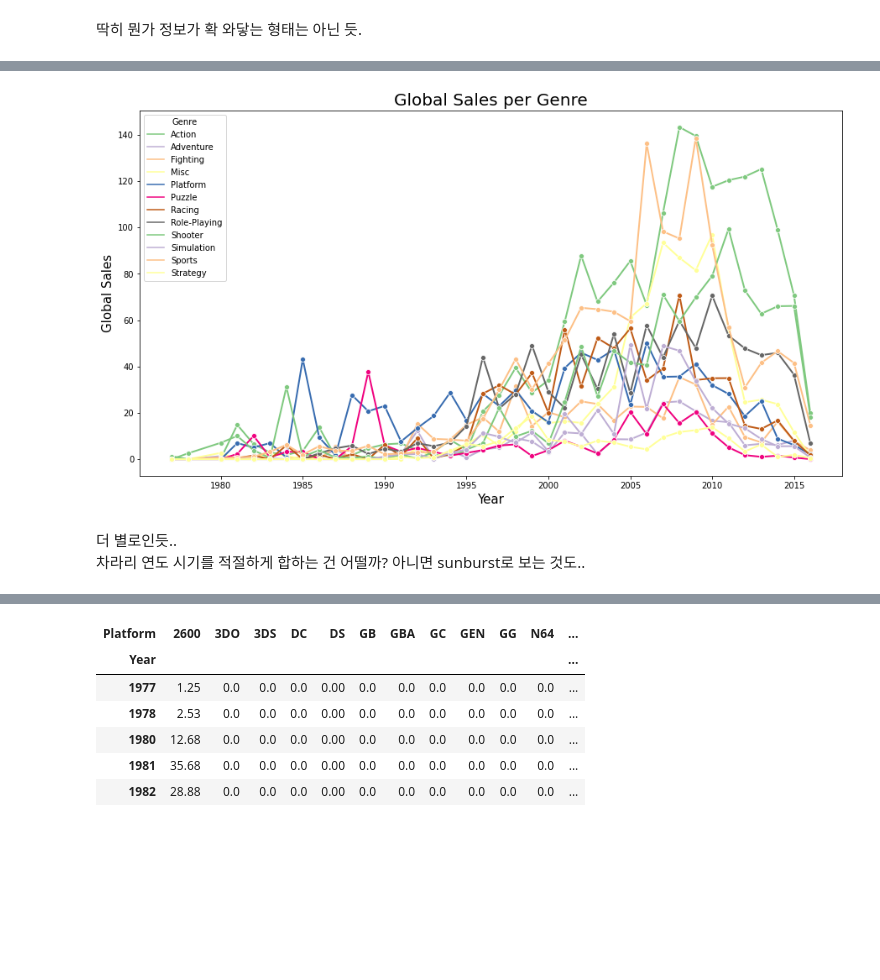
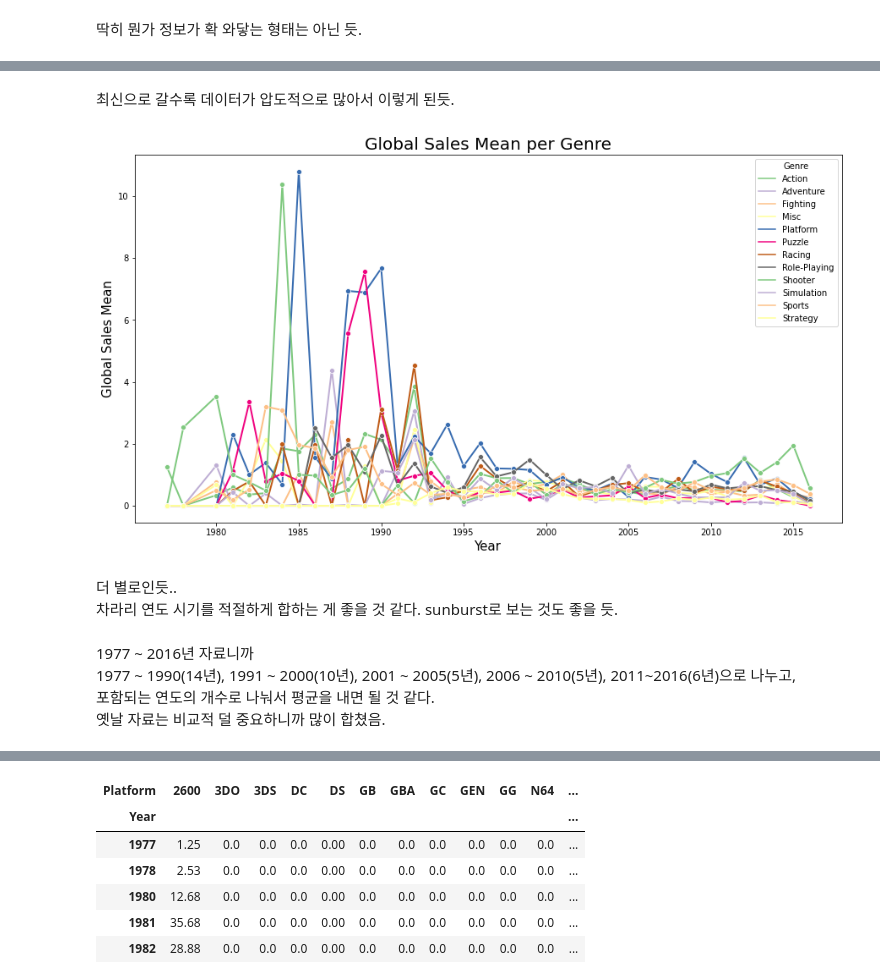
Before and after one commit to nan-park/section1_project, a Jupyter notebook: AI_section1_project.ipynb, the cells around one changed output, grey strips where cells are left out. Saved outputs shown, nothing was run; the diff lists cells and outputs as text; code cells hidden in the pictures; blank space fills up the shorter version.

```diff
--- a/AI_section1_project.ipynb
+++ b/AI_section1_project.ipynb
@@ -1217,0 +1329,5 @@ plt.show()
+# %%
+# 장르마다 연도별 평균
+group_year_mean = df_clean.groupby(['Year', 'Genre'])['Global_Sales'].mean().reset_index(level=['Genre']).pivot(columns='Genre', values='Global_Sales')
+group_year_mean = group_year_mean.fillna(0)
+group_year_mean.head()
@@ -1218,15 +1347,21 @@ plt.show()
+# %% [markdown]
+최신으로 갈수록 데이터가 압도적으로 많아서 이렇게 된듯.<br>
 # %%
-# 꺾은 선 그래프
+# 꺾은 선 그래프(평균)
 plt.figure(figsize=(15, 8))
-sns.lineplot(data=group_year, palette='Accent', linewidth=2, marker='o', dashes=False)
+sns.lineplot(data=group_year_mean, palette='Accent', linewidth=2, marker='o', dashes=False)
 plt.xlabel('Year',fontsize=15)
-plt.ylabel('Global Sales', fontsize=15)
-plt.title('Global Sales per Genre', fontsize=20)
+plt.ylabel('Global Sales Mean', fontsize=15)
+plt.title('Global Sales Mean per Genre', fontsize=20)
 plt.legend(title="Genre")
 plt.show()
 # %% [output]
-[figure, old version]
+[figure, new version]
 # %% [markdown]
 더 별로인듯..<br>
-차라리 연도 시기를 적절하게 합하는 건 어떨까?
-아니면 sunburst로 보는 것도..
+차라리 연도 시기를 적절하게 합하는 게 좋을 것 같다.
+sunburst로 보는 것도 좋을 듯.
+# %% [markdown]
+1977 ~ 2016년 자료니까<br>
+1977 ~ 1990(14년), 1991 ~ 2000(10년), 2001 ~ 2005(5년), 2006 ~ 2010(5년), 2011~2016(6년)으로 나누고,<br>포함되는 연도의 개수로 나눠서 평균을 내면 될 것 같다.<br>
+옛날 자료는 비교적 덜 중요하니까 많이 합쳤음.
```
Also changed, not shown: parts of 30 cells of this notebook.
